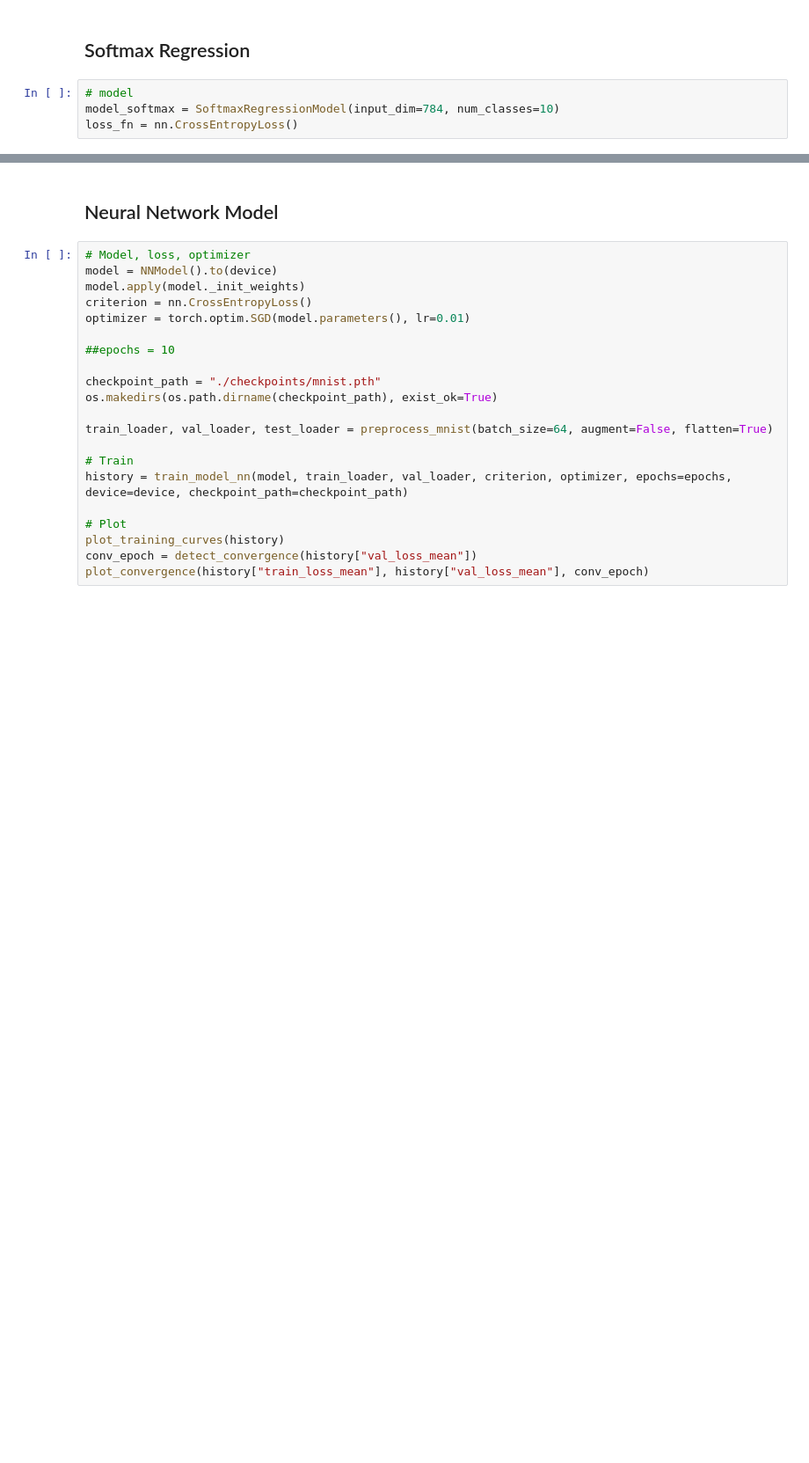
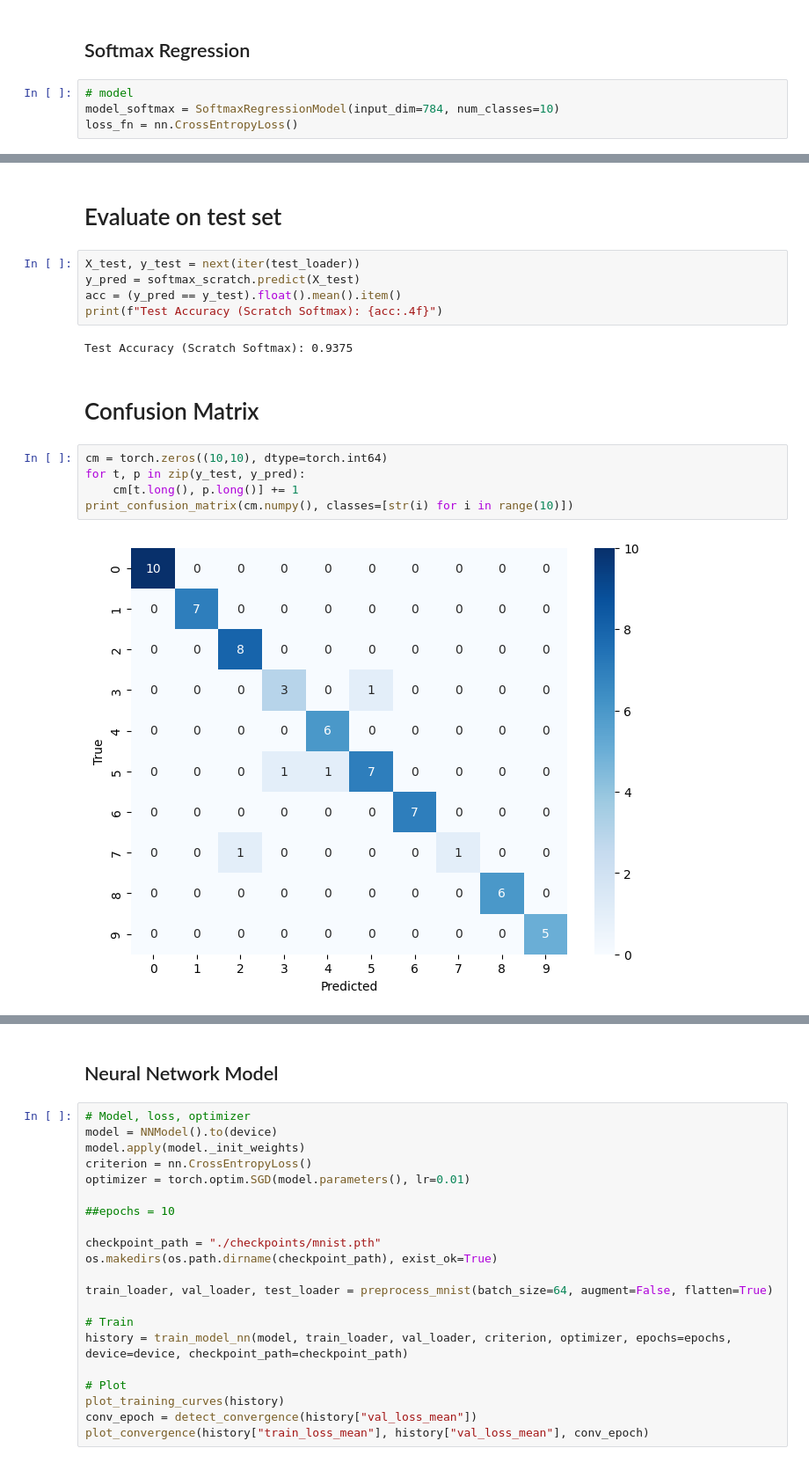
Before and after one commit to habibaelghazouly/ML-projects, a Jupyter notebook: MNIST/main_notebook_merged.ipynb, the cells around one changed output, grey strips where cells are left out. Shown at 88% size. Saved outputs shown, nothing was run; the diff lists cells and outputs as text; blank space fills up the shorter version.

```diff
--- a/MNIST/main_notebook_merged.ipynb
+++ b/MNIST/main_notebook_merged.ipynb
@@ -150,0 +287,18 @@ for i in range(10):
+# %% [markdown]
+# Evaluate on test set
+# %%
+X_test, y_test = next(iter(test_loader))
+y_pred = softmax_scratch.predict(X_test)
+acc = (y_pred == y_test).float().mean().item()
+print(f"Test Accuracy (Scratch Softmax): {acc:.4f}")
+# %% [output]
+Test Accuracy (Scratch Softmax): 0.9375
+# %% [markdown]
+# Confusion Matrix
+# %%
+cm = torch.zeros((10,10), dtype=torch.int64)
+for t, p in zip(y_test, y_pred):
+    cm[t.long(), p.long()] += 1
+print_confusion_matrix(cm.numpy(), classes=[str(i) for i in range(10)])
+# %% [output]
+[figure, added]
```
Also changed, not shown: parts of 38 cells of this notebook, 3 other files.
